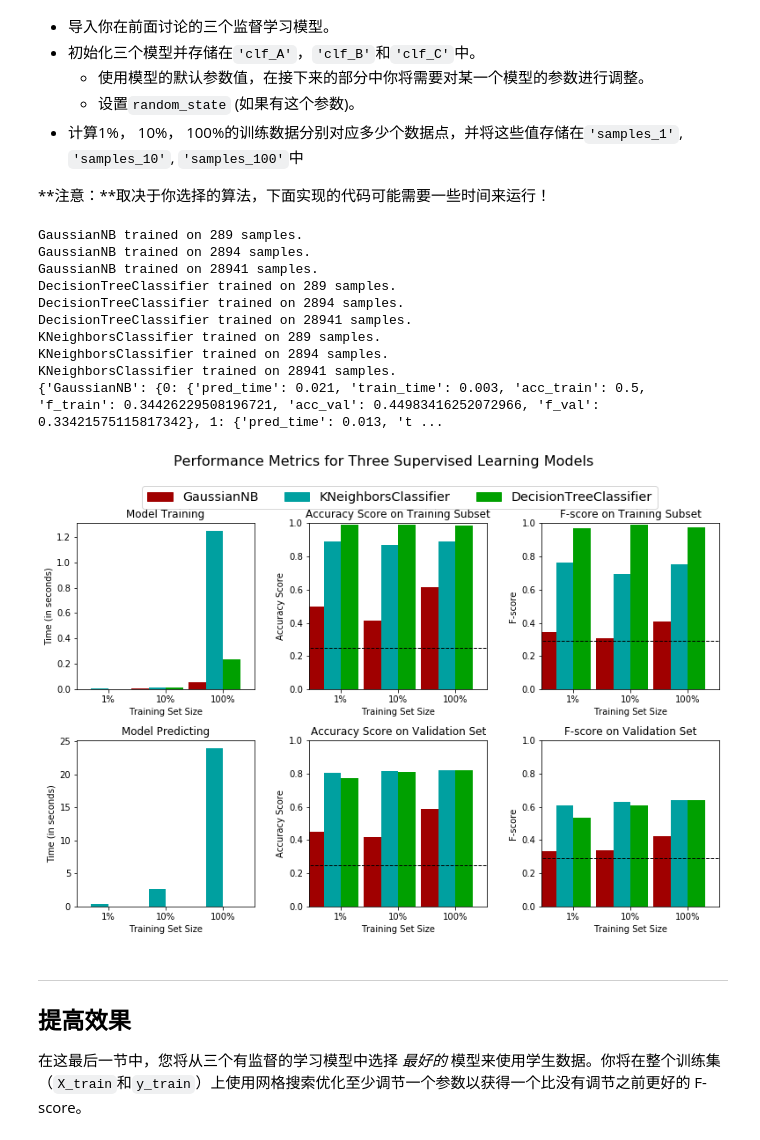
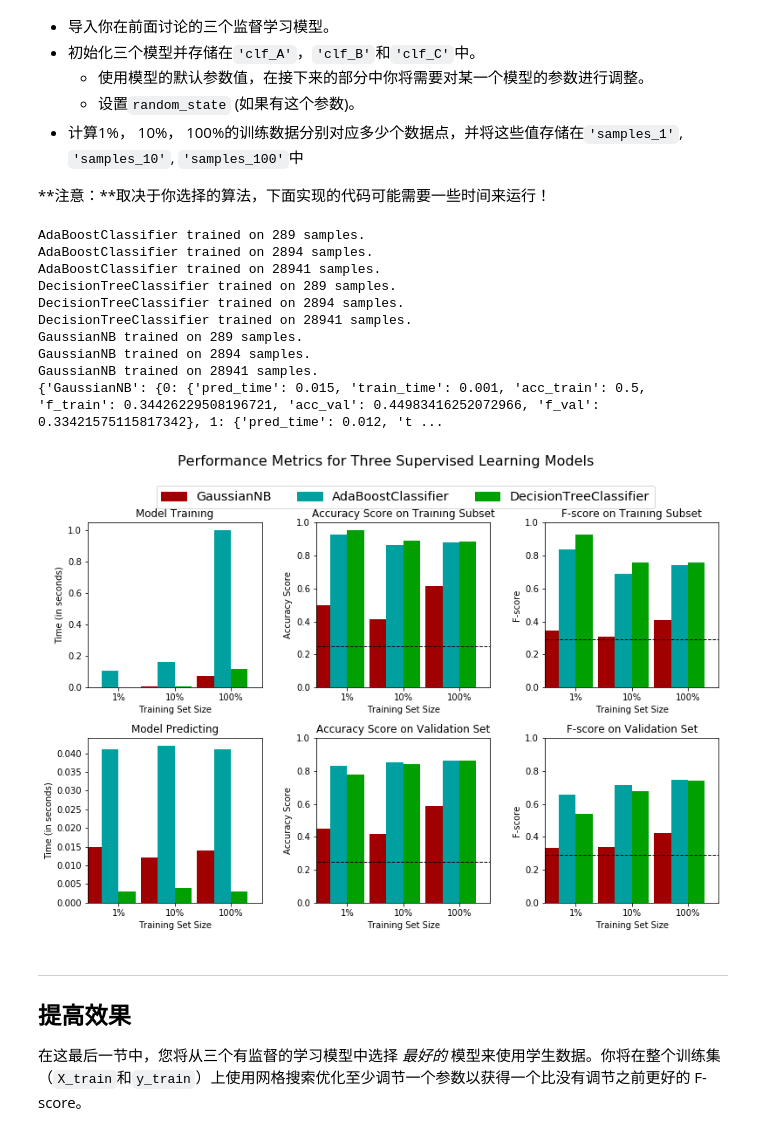
Before and after one commit to jeff-ruby/finding_donors, a Jupyter notebook: finding_donors.ipynb, the cells around one changed output. Drawn from its saved outputs; the diff is of its cells as text; code cells hidden in the pictures.

```diff
--- a/finding_donors.ipynb
+++ b/finding_donors.ipynb
@@ -254,5 +254,4 @@ $$ F_{\beta} = (1 + \beta^2) \cdot \frac{precision \cdot recall}{\left( \beta^2
 pred = [1 for i in range(len(y_val))]
 pred = pd.Series(pred)
 # %%
-y_val = positive_map.reset_index(drop = True)
-positive_map = y_val == 1
+y_val = y_val.reset_index(drop = True)
@@ -460,42 +467,46 @@ def train_predict(learner, sample_size, X_train, y_train, X_val, y_val):
 # %%
 # TODO：从sklearn中导入三个监督学习模型
 from sklearn.naive_bayes import GaussianNB
 from sklearn.tree import DecisionTreeClassifier
 from sklearn.neighbors import KNeighborsClassifier
+from sklearn.ensemble import AdaBoostClassifier
+from sklearn.linear_model import LogisticRegression, SGDClassifier
+from sklearn.svm import SVC
 
 # TODO：初始化三个模型
-clf_A = GaussianNB()
-clf_B = DecisionTreeClassifier()
-clf_C = KNeighborsClassifier()
+clf_A = AdaBoostClassifier()
+clf_B = DecisionTreeClassifier(max_depth=8)
+#clf_C = SVC(kernel='linear')
+clf_C = GaussianNB()
 
 # TODO：计算1%， 10%， 100%的训练数据分别对应多少点
 samples_1 = len(X_train)/100
 samples_10 = len(X_train)/10
 samples_100 = len(X_train)
 
 # 收集学习器的结果
 results = {}
 for clf in [clf_A, clf_B, clf_C]:
     clf_name = clf.__class__.__name__
     results[clf_name] = {}
     for i, samples in enumerate([samples_1, samples_10, samples_100]):
         results[clf_name][i] = train_predict(clf, samples, X_train, y_train, X_val, y_val)
 
 print results
 # 对选择的三个模型得到的评价结果进行可视化
 vs.evaluate(results, accuracy, fscore)
 # %% [output]
+AdaBoostClassifier trained on 289 samples.
+AdaBoostClassifier trained on 2894 samples.
+AdaBoostClassifier trained on 28941 samples.
+DecisionTreeClassifier trained on 289 samples.
+DecisionTreeClassifier trained on 2894 samples.
+DecisionTreeClassifier trained on 28941 samples.
 GaussianNB trained on 289 samples.
 GaussianNB trained on 2894 samples.
 GaussianNB trained on 28941 samples.
-DecisionTreeClassifier trained on 289 samples.
-DecisionTreeClassifier trained on 2894 samples.
-DecisionTreeClassifier trained on 28941 samples.
-KNeighborsClassifier trained on 289 samples.
-KNeighborsClassifier trained on 2894 samples.
-KNeighborsClassifier trained on 28941 samples.
-{'GaussianNB': {0: {'pred_time': 0.021, 'train_time': 0.003, 'acc_train': 0.5, 'f_train': 0.34426229508196721, 'acc_val': 0.44983416252072966, 'f_val': 0.33421575115817342}, 1: {'pred_time': 0.013, 't ...
+{'GaussianNB': {0: {'pred_time': 0.015, 'train_time': 0.001, 'acc_train': 0.5, 'f_train': 0.34426229508196721, 'acc_val': 0.44983416252072966, 'f_val': 0.33421575115817342}, 1: {'pred_time': 0.012, 't ...
-[figure, old version]
+[figure, new version]
 # %% [markdown]
 ----
 ## 提高效果
```
Also changed, not shown: parts of 14 cells of this notebook.
